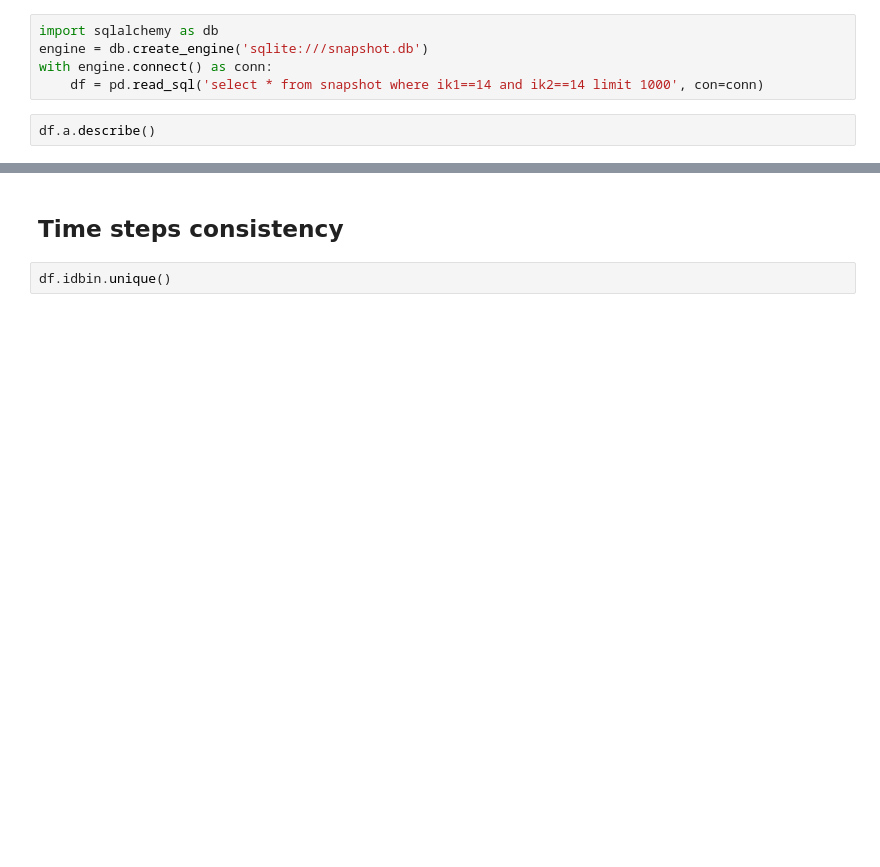
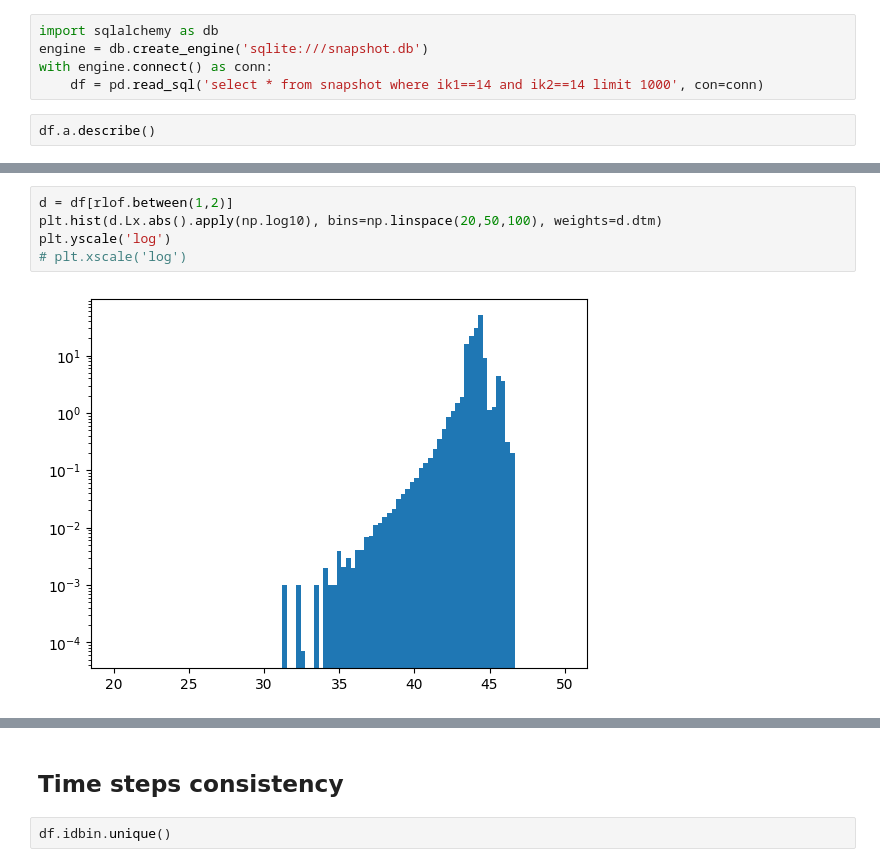
Before and after one commit to gwiktoro/moccarun, a Jupyter notebook: notebooks/xrb_output_tests.ipynb, the cells around one changed output, grey strips where cells are left out. Drawn from its saved outputs; the diff is of its cells as text; blank space fills up the shorter version.

```diff
--- a/notebooks/xrb_output_tests.ipynb
+++ b/notebooks/xrb_output_tests.ipynb
@@ -45,0 +169,7 @@ df
+# %%
+d = df[rlof.between(1,2)]
+plt.hist(d.Lx.abs().apply(np.log10), bins=np.linspace(20,50,100), weights=d.dtm)
+plt.yscale('log')
+# plt.xscale('log')
+# %% [output]
+[figure, added]
```
Also changed, not shown: parts of 16 cells of this notebook, 7 other files.
